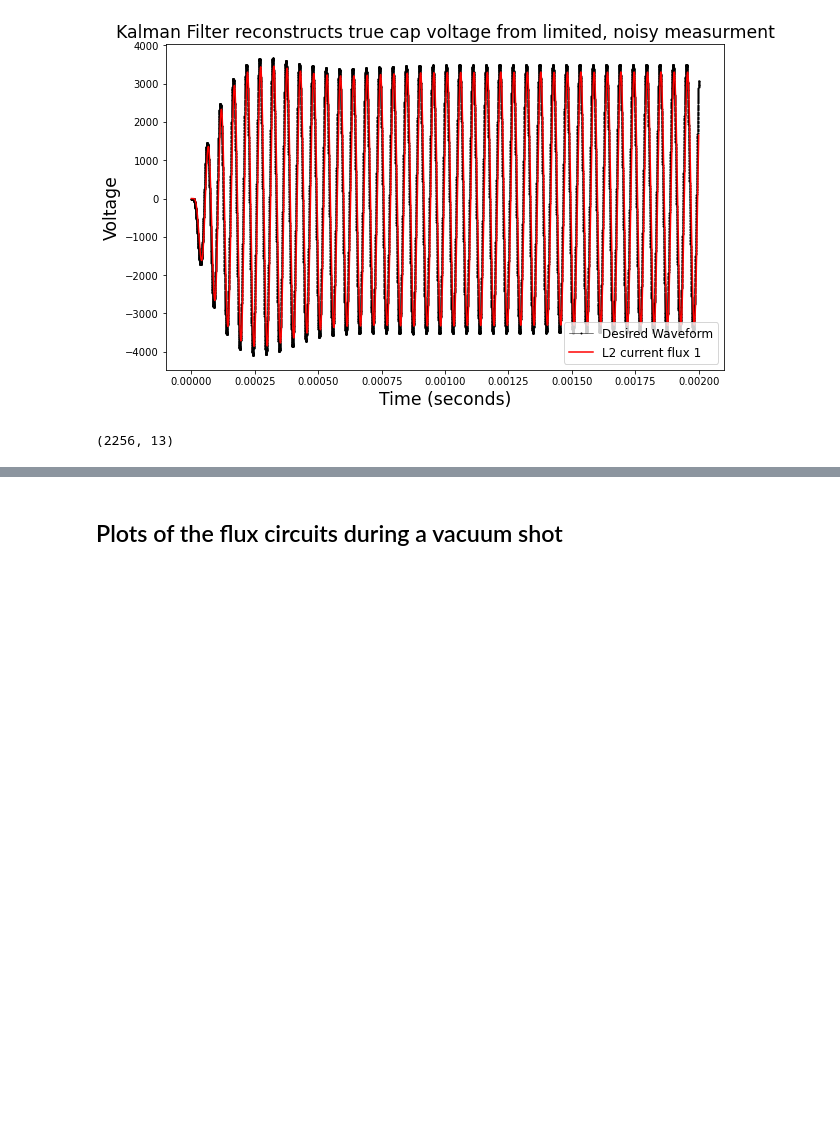
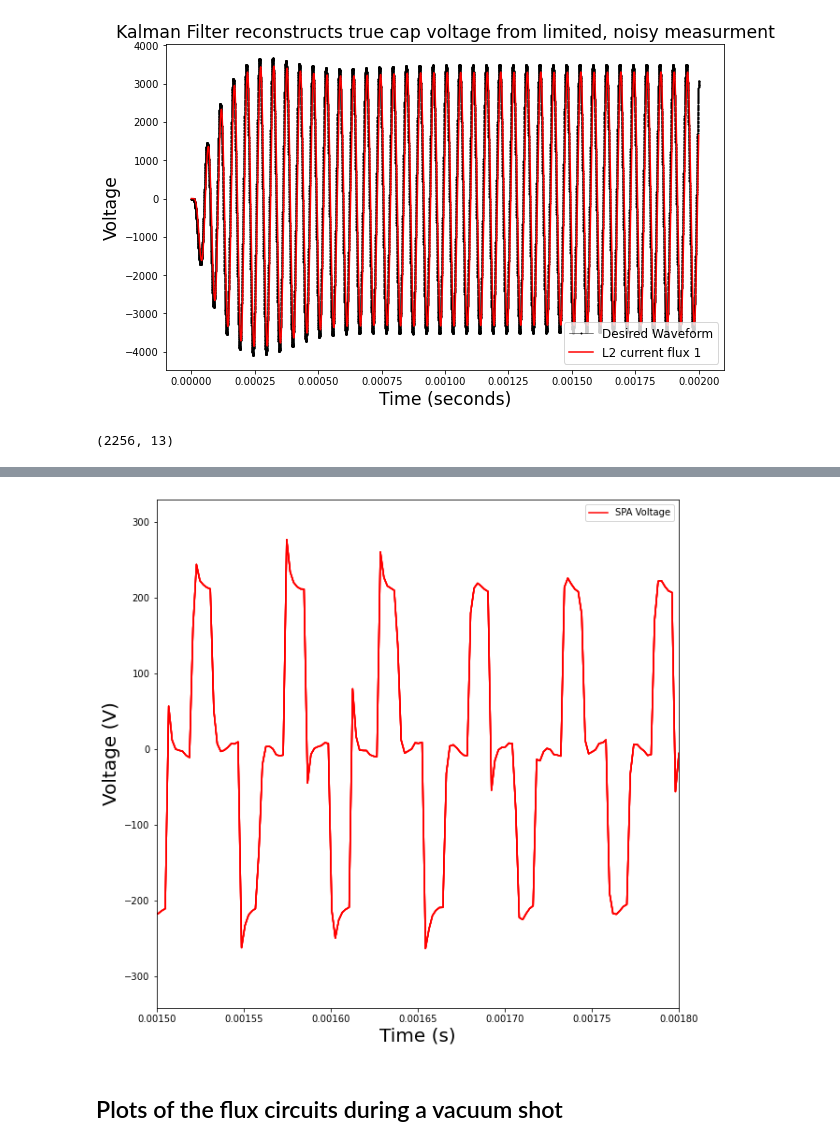
Before and after one commit to zachary-daniel/HIT-SI-Control, a Jupyter notebook: Python_Stuff/APS and paper Figures.ipynb, the cells around one changed output, grey strips where cells are left out. Saved outputs shown, nothing was run; the diff lists cells and outputs as text; code cells hidden in the pictures; blank space fills up the shorter version.

```diff
--- a/Python_Stuff/APS and paper Figures.ipynb
+++ b/Python_Stuff/APS and paper Figures.ipynb
@@ -394,6 +394,17 @@ np.shape(trajectory_list[0])
 [t,y,xout_bop_plasma] = lsim((bop_plasma_A_matrix,B_13,C_13,D),flux_inputs_list[0][251::,:],experiment_time[251::])
 
 [t,y,xout_bop_plasma_new_shot] = lsim((bop_plasma_A_matrix,B_13,C_13,D),new_plasma_shot_inputs_list[0][251::,:],experiment_time[251::])
+# %%
+plt.figure(figsize = (10,10))
+plt.plot(experiment_time[251::],flux_inputs_list[0][251::,:],'r')
+plt.xlabel('Time (s)',fontsize = 20)
+plt.ylabel('Voltage (V)',fontsize = 20)
+plt.legend(['SPA Voltage'])
+plt.xlim([.0015,.0018])
+plt.rcParams['savefig.facecolor']='white'
+plt.savefig('SPA voltage of an experimental shot',bbox_inches="tight")
+# %% [output]
+[figure, added]
 # %% [markdown]
 ## Plots of the flux circuits during a vacuum shot
 # %%
```
Also changed, not shown: parts of 1 cell of this notebook, 14 other files.
